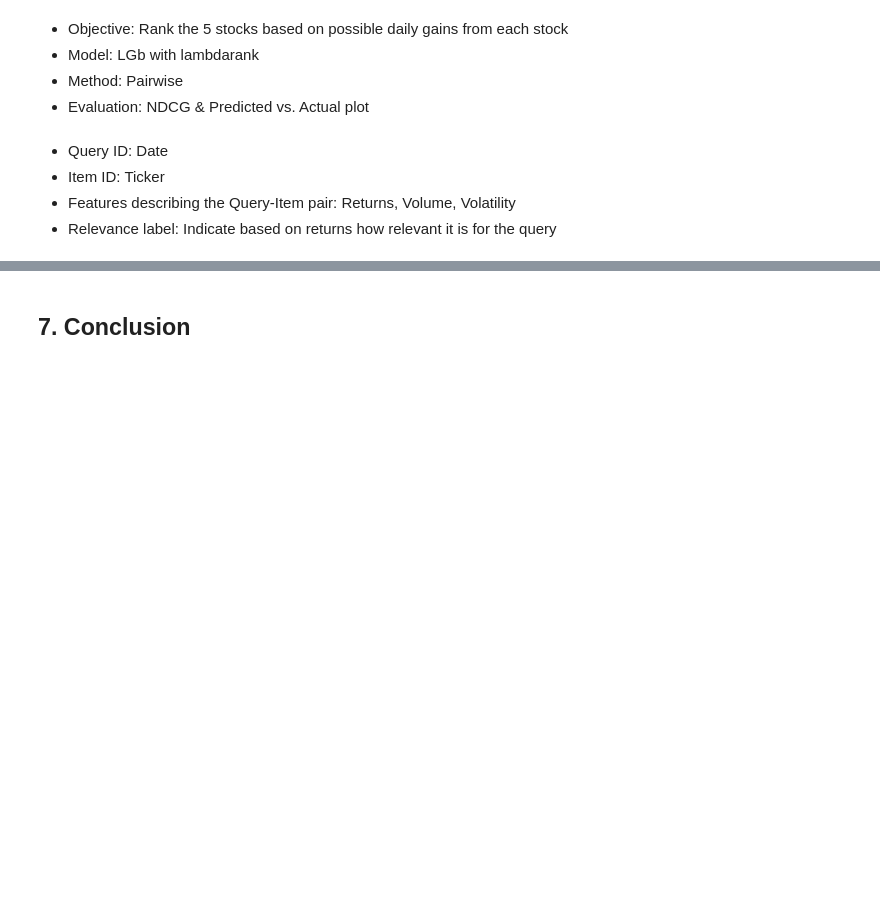
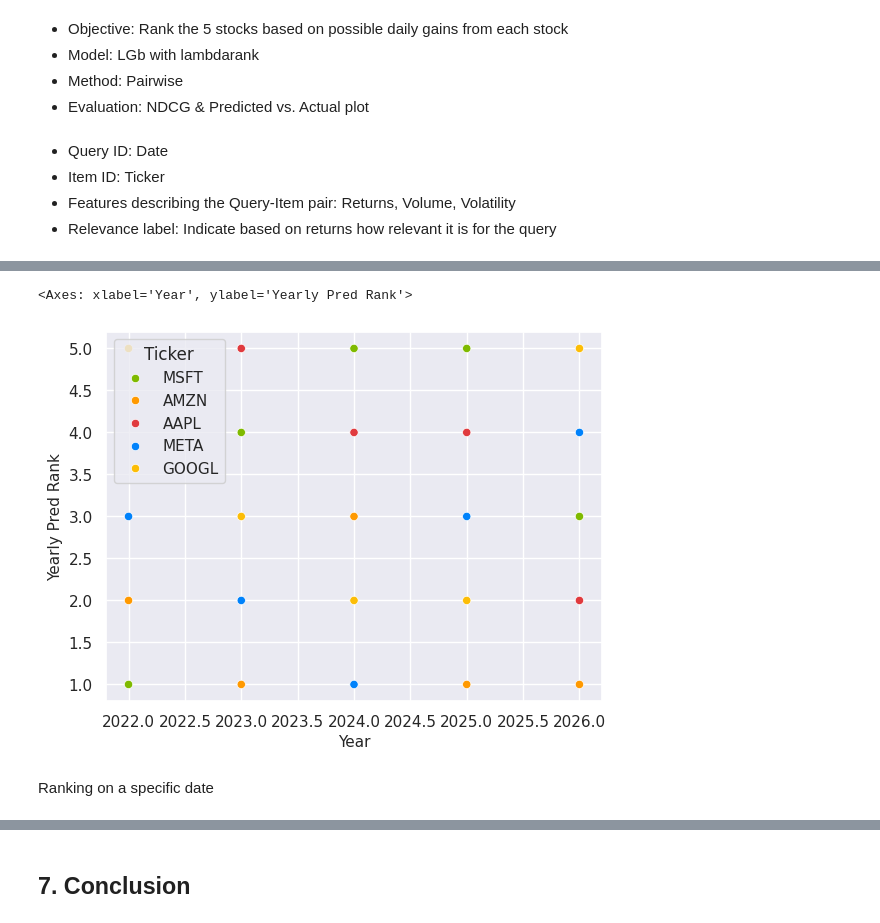
Before and after one commit to giddygarcia/stock-price-forecasting, a Jupyter notebook: StockPredictions.ipynb, the cells around one changed output, grey strips where cells are left out. Saved outputs shown, nothing was run; the diff lists cells and outputs as text; code cells hidden in the pictures; blank space fills up the shorter version.

```diff
--- a/StockPredictions.ipynb
+++ b/StockPredictions.ipynb
@@ -1129,11 +1094,0 @@ See the caveats in the documentation: https://pandas.pydata.org/pandas-docs/stab
-# %%
-rank_df["score"] = model.predict(X)
-rank_df["pred_rank"] = (
-    rank_df.groupby("Date")["score"].rank(ascending=False).astype(int)
-)
-
-print(
-    rank_df[["Date", "Ticker", "Return", "relevance", "pred_rank"]]
-    .sort_values(["Date", "pred_rank"])
-    .head(20)
-)
@@ -1146,0 +1197,28 @@ NDCG score
+# %%
+test["Year"] = pd.to_datetime(test["Date"]).dt.year
+
+# Compute average predicted and actual ranking per ticker per year
+avg_ranking_year = (
+    test.groupby(["Year", "Ticker"])
+    .agg(
+        Avg_Predicted_Rank=("Predicted Rank", "mean"),
+        Avg_Actual_Rank=("Ranking", "mean"),
+    )
+    .reset_index()
+)
+
+# Rank within each year convert to 1-5
+avg_ranking_year["Yearly Pred Rank"] = (
+    avg_ranking_year.groupby("Year")["Avg_Predicted_Rank"]
+    .rank(method="min")
+    .astype(int)
+)
+avg_ranking_year["Yearly Actual Rank"] = (
+    avg_ranking_year.groupby("Year")["Avg_Actual_Rank"].rank(method="min").astype(int)
+)
+
+avg_ranking_year = avg_ranking_year.sort_values(
+    ["Year", "Yearly Pred Rank"]
+).reset_index(drop=True)
+
+avg_ranking_year[["Year", "Ticker", "Yearly Pred Rank", "Yearly Actual Rank"]]
@@ -1146,0 +1243,9 @@ NDCG score
+# %%
+sns.scatterplot(
+    avg_ranking_year, x="Year", y="Yearly Pred Rank", hue="Ticker", palette=logo_palette
+)
+# %% [output]
+<Axes: xlabel='Year', ylabel='Yearly Pred Rank'>
+[figure, added]
+# %% [markdown]
+Ranking on a specific date
```
Also changed, not shown: parts of 22 cells of this notebook.
